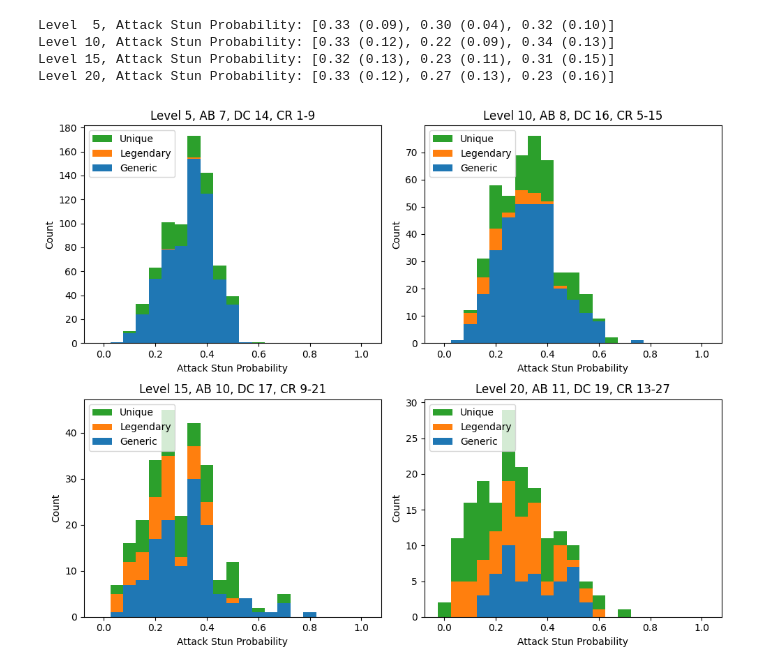
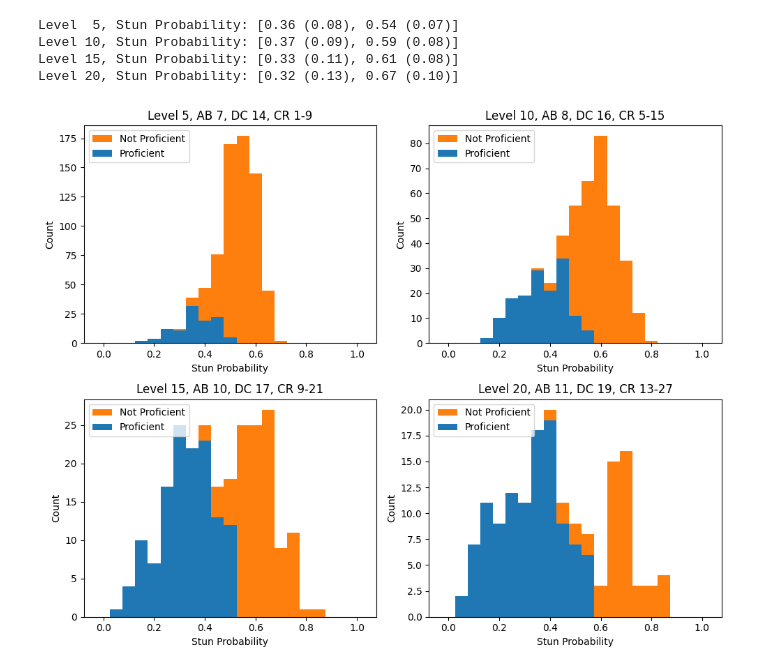
Before and after one commit to tomedunn/the-finished-book, a Jupyter notebook: _classes/stunning-strike/stunning-strike-analysis.ipynb, the cells around one changed output. Saved outputs shown, nothing was run; the diff lists cells and outputs as text; code cells hidden in the pictures.

```diff
--- a/_classes/stunning-strike/stunning-strike-analysis.ipynb
+++ b/_classes/stunning-strike/stunning-strike-analysis.ipynb
@@ -153,16 +170,14 @@ fig.subplots_adjust(hspace=0.3)
 for level, CRdelta in zip(levels, CRdeltas):
     iSub = iSub + 1
 
-    df1 = df0[df0['CR'].between(level-CRdelta, level+CRdelta)]
-    df1['Hit Prob']  = 0.05*(20 + dfMonk.at[level-1, 'Attack Bonus'] - df0['AC'])
-    df1.loc[df1['Hit Prob'] >= 1.0, 'Hit Prob'] = 0.95
-    df1.loc[df1['Hit Prob'] <= 0.0, 'Hit Prob'] = 0.05
-    df1['Stun Prob'] = 0.05*(dfMonk.at[level-1, 'Ki Save DC'] - df1['Con Save'] - 1)
-    df1.loc[df1['Stun Prob'] > 1.0, 'Stun Prob'] = 1.00
-    df1.loc[df1['Stun Prob'] < 0.0, 'Stun Prob'] = 0.00
+    CR_min = level - CRdelta
+    CR_max = level + CRdelta
+    df1 = df0[df0['CR'].between(CR_min, CR_max)]
+    df1['Hit Prob'] = df1.apply(lambda row: attack_hit_prob(row['AC'], dfMonk.loc[level, 'Weapon AB']), axis=1)
+    df1['Stun Prob'] = df1.apply(lambda row: save_hit_prob(row['Con Save'], dfMonk.loc[level, 'Ki Save DC']), axis=1)
 
     ax = plt.subplot(rSub, cSub, iSub, xlabel='Hit Probability', ylabel='Count',
-        title="Level {}, AB {}, CR {}-{}".format(level, dfMonk.at[level-1, 'Attack Bonus'], level-CRdelta, level+CRdelta))
+        title="Level {}, AB {}, CR {}-{}".format(level, dfMonk.loc[level, 'Weapon AB'], CR_min, CR_max))
     ax.hist((df1[df1['Category'].isin(['generic'])]['Hit Prob'],
              df1[df1['Category'].isin(['legendary'])]['Hit Prob'],
              df1[df1['Category'].isin(['unique'])]['Hit Prob']),
@@ -246,54 +586,50 @@ plt.savefig('attack-hit-probability-inner-quantile80-categories.svg', metadata=M
 # %%
-# Attack stun chance
+# stun probability grouped
 from matplotlib import pyplot as plt
 import numpy as np
 from matplotlib.ticker import (MultipleLocator, FormatStrFormatter, AutoMinorLocator)
 
 CRdeltas  = [ 4,  5,  6,  7]
 levels    = [ 5, 10, 15, 20]
 majorLocs = [20, 10, 10,  5]
 
 rMin = 0; rMax = 1; rDel = 0.05
+rLims = [rMin - rDel/2, rMax + rDel/2]
 rRange = np.linspace(rMin - rDel/2, rMax + rDel/2, int(round((rMax - rMin)/rDel)) + 2)
 
 rSub = 2; cSub = 2; iSub = 0
 fig = plt.figure(figsize=[5*cSub,4*rSub], dpi=100, tight_layout=True)
 fig.subplots_adjust(hspace=0.3)
 
 for level, CRdelta in zip(levels, CRdeltas):
     iSub = iSub + 1
 
-    df1 = df0[df0['CR'].between(level-CRdelta, level+CRdelta)]
-    df1['Hit Prob']  = 0.05*(20 + dfMonk.at[level-1, 'Attack Bonus'] - df0['AC'])
-    df1.loc[df1['Hit Prob'] >= 1.0, 'Hit Prob'] = 0.95
-    df1.loc[df1['Hit Prob'] <= 0.0, 'Hit Prob'] = 0.05
-    df1['Stun Prob'] = 0.05*(dfMonk.at[level-1, 'Ki Save DC'] - df1['Con Save'] - 1)
-    df1.loc[df1['Stun Prob'] > 1.0, 'Stun Prob'] = 1.00
-    df1.loc[df1['Stun Prob'] < 0.0, 'Stun Prob'] = 0.00
+    CR_min = level - CRdelta
+    CR_max = level + CRdelta
+    df1 = df0[df0['CR'].between(CR_min, CR_max)]
+    df1['Hit Prob'] = df1.apply(lambda row: attack_hit_prob(row['AC'], dfMonk.loc[level, 'Weapon AB']), axis=1)
+    df1['Stun Prob'] = df1.apply(lambda row: save_hit_prob(row['Con Save'], dfMonk.loc[level, 'Ki Save DC']), axis=1)
     df1['Attack Stun Prob'] = df1['Hit Prob']*df1['Stun Prob']
 
-    ax = plt.subplot(rSub, cSub, iSub, xlabel='Attack Stun Probability', ylabel='Count',
-        title="Level {}, AB {}, DC {}, CR {}-{}".format(level, dfMonk.at[level-1, 'Attack Bonus'],
-        dfMonk.at[level-1, 'Ki Save DC'], level-CRdelta, level+CRdelta))
+    ax = plt.subplot(rSub, cSub, iSub, xlabel='Stun Probability', ylabel='Count',
+        title="Level {}, AB {}, DC {}, CR {}-{}".format(level, dfMonk.loc[level, 'Weapon AB'],
+        dfMonk.loc[level, 'Ki Save DC'], CR_min, CR_max))
+    ax.hist((df1[df1['Con Prof'].isin([True])]['Stun Prob'],
+             df1[df1['Con Prof'].isin([False])]['Stun Prob']),
+        rRange, density=False, histtype='stepfilled', stacked=True, label=['Proficient','Not Proficient'])
+    ax.legend(loc='upper left')
+    #ax.yaxis.set_major_locator(MultipleLocator(majorLocs[iSub-1]))
 
-    ax.hist((df1[df1['Category'].isin(['generic'])]['Attack Stun Prob'],
-             df1[df1['Category'].isin(['legendary'])]['Attack Stun Prob'],
-             df1[df1['Category'].isin(['unique'])]['Attack Stun Prob']),
-        rRange, density=False, histtype='stepfilled', stacked=True, label=['Generic','Legendary','Unique'])
-    ax.legend(loc='upper left')
-    ax.yaxis.set_major_locator(MultipleLocator(majorLocs[iSub-1]))
+    dfP = df1[df1['Con Prof'].isin([True])]['Stun Prob']
+    dfN = df1[df1['Con Prof'].isin([False])]['Stun Prob']
+    print('Level {:2d}, Stun Probability: [{:.2f} ({:.2f}), {:.2f} ({:.2f})]'.format(level,
+        dfP.mean(), dfP.std(),
+        dfN.mean(), dfN.std()))
 
-    dfM = df1.groupby('Category').mean()['Attack Stun Prob']
-    dfS = df1.groupby('Category').std()['Attack Stun Prob']
-    print('Level {:2d}, Attack Stun Probability: [{:.2f} ({:.2f}), {:.2f} ({:.2f}), {:.2f} ({:.2f})]'.format(level,
-        dfM['generic'], dfS['generic'],
-        dfM['legendary'], dfS['legendary'],
-        dfM['unique'], dfS['unique']))
-
-plt.savefig('attack-stun-probability-distribution-categories.svg', metadata=METADATA)
+plt.savefig('stun-probability-distribution-proficient.svg', metadata=METADATA)
 # %% [output]
-Level  5, Attack Stun Probability: [0.33 (0.09), 0.30 (0.04), 0.32 (0.10)]
-Level 10, Attack Stun Probability: [0.33 (0.12), 0.22 (0.09), 0.34 (0.13)]
-Level 15, Attack Stun Probability: [0.32 (0.13), 0.23 (0.11), 0.31 (0.15)]
-Level 20, Attack Stun Probability: [0.33 (0.12), 0.27 (0.13), 0.23 (0.16)]
+Level  5, Stun Probability: [0.36 (0.08), 0.54 (0.07)]
+Level 10, Stun Probability: [0.37 (0.09), 0.59 (0.08)]
+Level 15, Stun Probability: [0.33 (0.11), 0.61 (0.08)]
+Level 20, Stun Probability: [0.32 (0.13), 0.67 (0.10)]
-[figure, old version]
+[figure, new version]
```
Also changed, not shown: parts of 24 cells of this notebook, 13 other files.
